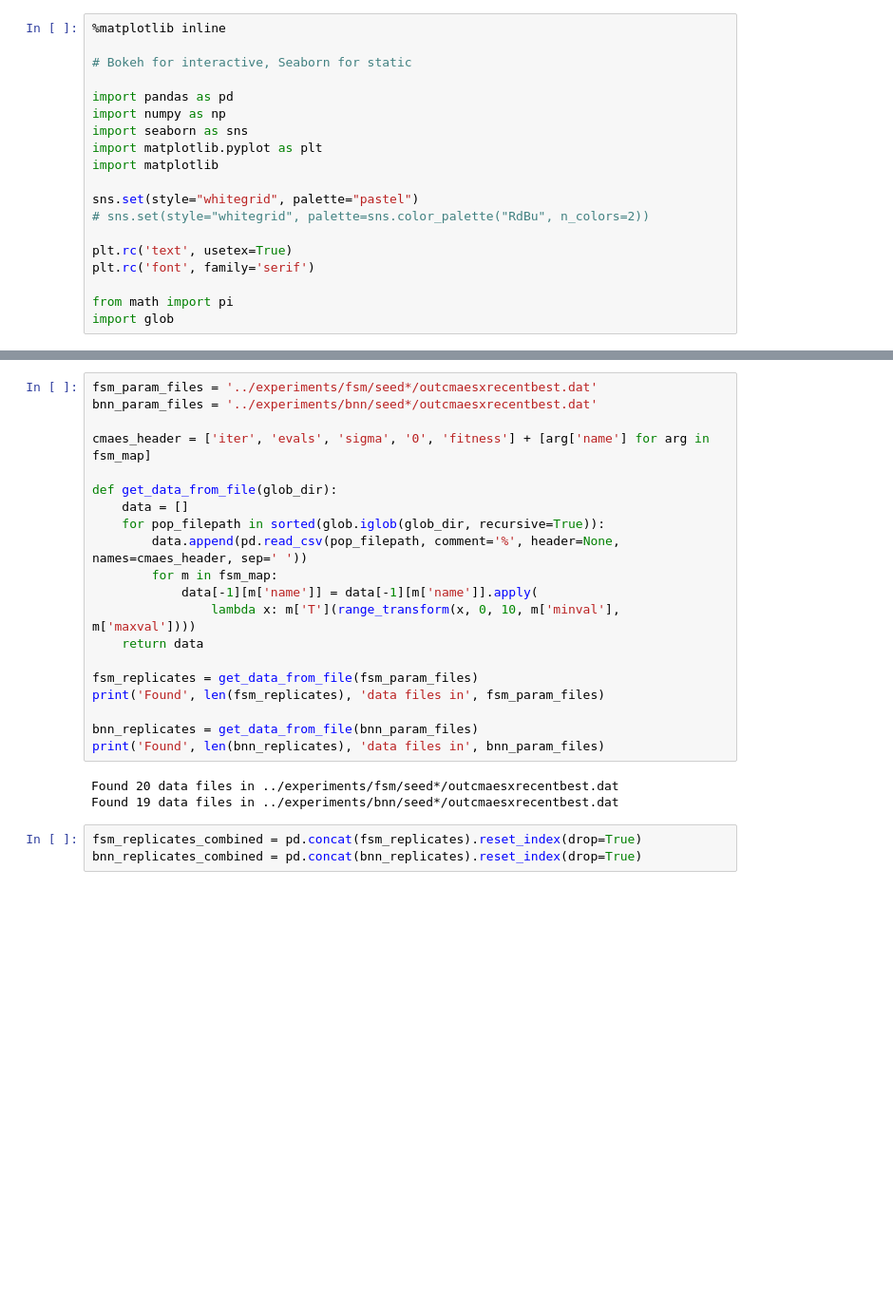
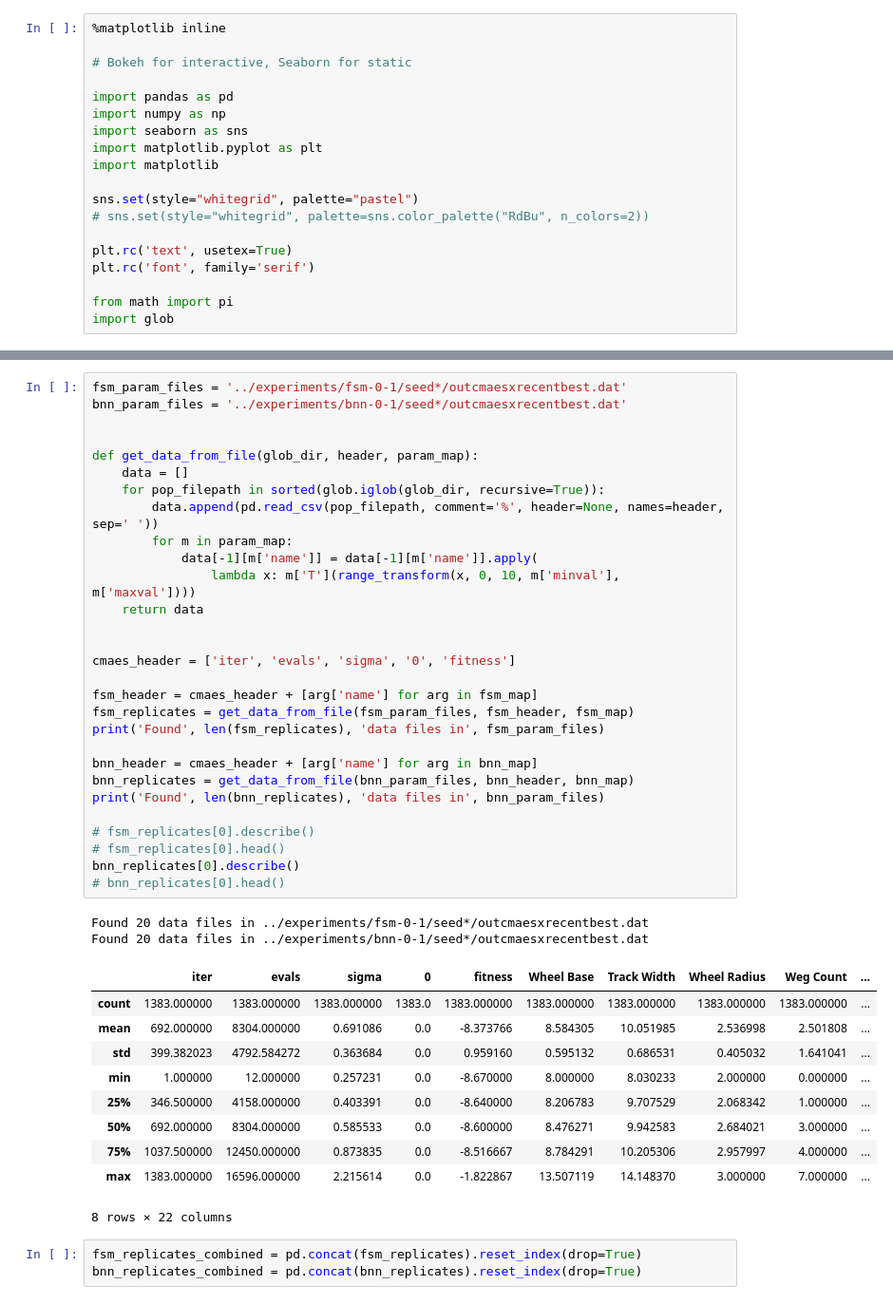
Before and after one commit to anthonyjclark/adabot02-ann, a Jupyter notebook: notebooks/parameters.ipynb, the cells around one changed output, grey strips where cells are left out. Shown: that part at 95% size. Drawn from its saved outputs; the diff is of its cells as text; blank space fills up the shorter version.

```diff
--- a/notebooks/parameters.ipynb
+++ b/notebooks/parameters.ipynb
@@ -81,28 +76,47 @@ bnn_fancy_names = [
 def range_transform(x, a, b, c, d):
     return (x - a) * (d - c) / (b - a) + c
 # %%
-fsm_param_files = '../experiments/fsm/seed*/outcmaesxrecentbest.dat'
-bnn_param_files = '../experiments/bnn/seed*/outcmaesxrecentbest.dat'
+fsm_param_files = '../experiments/fsm-0-1/seed*/outcmaesxrecentbest.dat'
+bnn_param_files = '../experiments/bnn-0-1/seed*/outcmaesxrecentbest.dat'
 
-cmaes_header = ['iter', 'evals', 'sigma', '0', 'fitness'] + [arg['name'] for arg in fsm_map]
 
-def get_data_from_file(glob_dir):
+def get_data_from_file(glob_dir, header, param_map):
     data = []
     for pop_filepath in sorted(glob.iglob(glob_dir, recursive=True)):
-        data.append(pd.read_csv(pop_filepath, comment='%', header=None, names=cmaes_header, sep=' '))
-        for m in fsm_map:
+        data.append(pd.read_csv(pop_filepath, comment='%', header=None, names=header, sep=' '))
+        for m in param_map:
             data[-1][m['name']] = data[-1][m['name']].apply(
                 lambda x: m['T'](range_transform(x, 0, 10, m['minval'], m['maxval'])))
     return data
 
-fsm_replicates = get_data_from_file(fsm_param_files)
+
+cmaes_header = ['iter', 'evals', 'sigma', '0', 'fitness']
+
+fsm_header = cmaes_header + [arg['name'] for arg in fsm_map]
+fsm_replicates = get_data_from_file(fsm_param_files, fsm_header, fsm_map)
 print('Found', len(fsm_replicates), 'data files in', fsm_param_files)
 
-bnn_replicates = get_data_from_file(bnn_param_files)
+bnn_header = cmaes_header + [arg['name'] for arg in bnn_map]
+bnn_replicates = get_data_from_file(bnn_param_files, bnn_header, bnn_map)
 print('Found', len(bnn_replicates), 'data files in', bnn_param_files)
+
+# fsm_replicates[0].describe()
+# fsm_replicates[0].head()
+bnn_replicates[0].describe()
+# bnn_replicates[0].head()
 # %% [output]
-Found 20 data files in ../experiments/fsm/seed*/outcmaesxrecentbest.dat
-Found 19 data files in ../experiments/bnn/seed*/outcmaesxrecentbest.dat
+Found 20 data files in ../experiments/fsm-0-1/seed*/outcmaesxrecentbest.dat
+Found 20 data files in ../experiments/bnn-0-1/seed*/outcmaesxrecentbest.dat
+|  | iter | evals | sigma | 0 | fitness | Wheel Base | Track Width | Wheel Radius | Weg Count | ... |
+| count | 1383.000000 | 1383.000000 | 1383.000000 | 1383.0 | 1383.000000 | 1383.000000 | 1383.000000 | 1383.000000 | 1383.000000 | ... |
+| mean | 692.000000 | 8304.000000 | 0.691086 | 0.0 | -8.373766 | 8.584305 | 10.051985 | 2.536998 | 2.501808 | ... |
+| std | 399.382023 | 4792.584272 | 0.363684 | 0.0 | 0.959160 | 0.595132 | 0.686531 | 0.405032 | 1.641041 | ... |
+| min | 1.000000 | 12.000000 | 0.257231 | 0.0 | -8.670000 | 8.000000 | 8.030233 | 2.000000 | 0.000000 | ... |
+| 25% | 346.500000 | 4158.000000 | 0.403391 | 0.0 | -8.640000 | 8.206783 | 9.707529 | 2.068342 | 1.000000 | ... |
+| 50% | 692.000000 | 8304.000000 | 0.585533 | 0.0 | -8.600000 | 8.476271 | 9.942583 | 2.684021 | 3.000000 | ... |
+| 75% | 1037.500000 | 12450.000000 | 0.873835 | 0.0 | -8.516667 | 8.784291 | 10.205306 | 2.957997 | 4.000000 | ... |
+| max | 1383.000000 | 16596.000000 | 2.215614 | 0.0 | -1.822867 | 13.507119 | 14.148370 | 3.000000 | 7.000000 | ... |
+8 rows × 22 columns
 # %%
 fsm_replicates_combined = pd.concat(fsm_replicates).reset_index(drop=True)
 bnn_replicates_combined = pd.concat(bnn_replicates).reset_index(drop=True)
```
Also changed, not shown: parts of 7 cells of this notebook, 1 other file.
